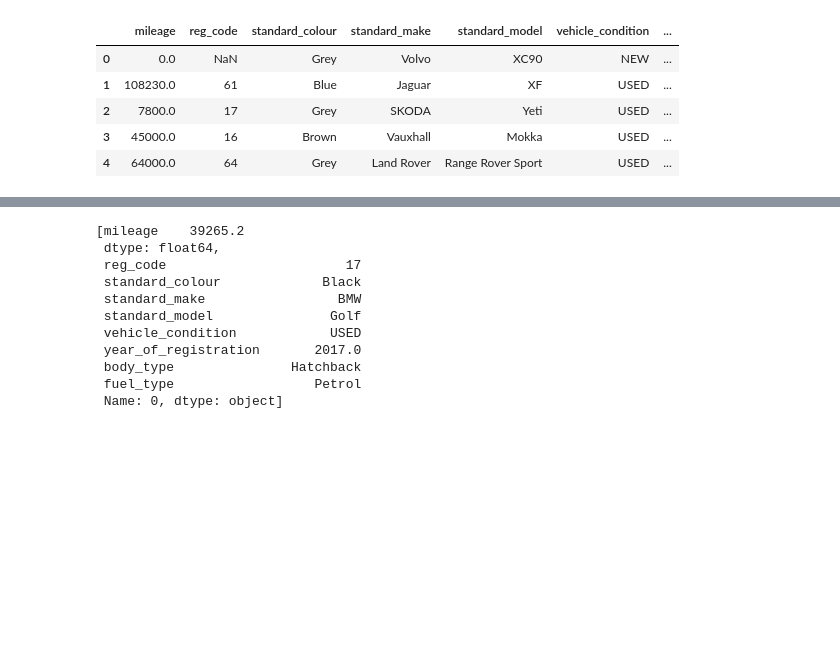
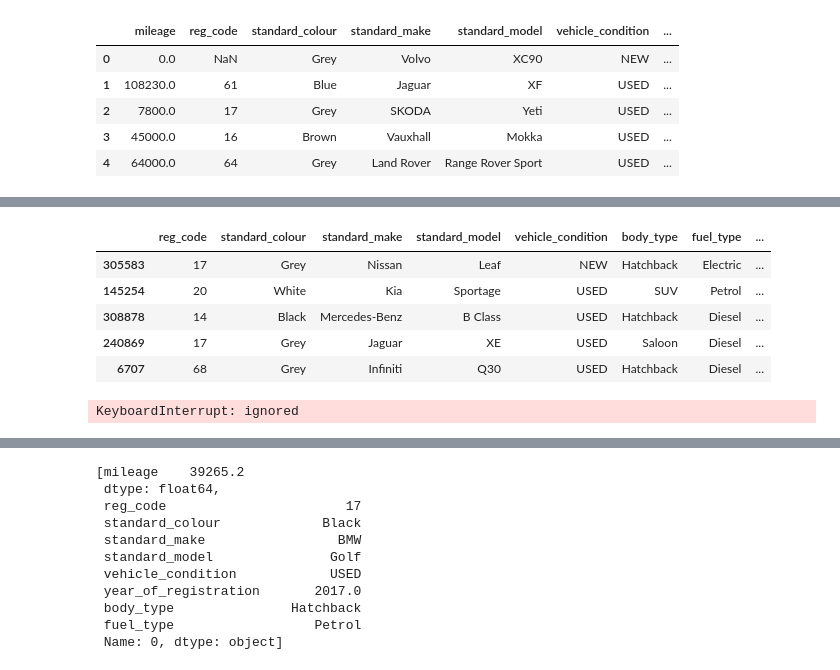
Before and after one commit to kessingtonosazee/GCP_Project_1, a Jupyter notebook: assessment_rrr.ipynb, the cells around one changed output, grey strips where cells are left out. Drawn from its saved outputs; the diff is of its cells as text; code cells hidden in the pictures; blank space fills up the shorter version.

```diff
--- a/assessment_rrr.ipynb
+++ b/assessment_rrr.ipynb
@@ -135,0 +138,7 @@ df1.head()
+# %%
+# fill missing value with mean - numerical features
+
+num_feat = ["mileage"]
+mean = df1[num_feat].mean().round(1)
+df1[num_feat] = df1[num_feat].replace(0.0, mean )
+df1[num_feat] = df1[num_feat].replace(np.nan, mean )
@@ -135,0 +154,6 @@ df1.head()
+# %%
+# fiil missing values with mode - categorical features
+cat_feat = ['reg_code', 'standard_colour', 'standard_make','standard_model',
+            'vehicle_condition', 'body_type','fuel_type', "year_of_registration"]
+mode = df1[cat_feat].mode().iloc[0]
+df1[cat_feat] = df1[cat_feat].replace(np.nan, mode )
@@ -135,0 +190,15 @@ df1.head()
+# %%
+# Spit Data
+target = 'price'
+X = df1[ cat_feat + num_feat ]
+y = df1[target]
+X_train, X_test, y_train, y_test = train_test_split(X, y, test_size=0.2, random_state=0)
+X_train_cat = X_train[cat_feat]
+X_train_cat.head()
+# %% [output]
+|  | reg_code | standard_colour | standard_make | standard_model | vehicle_condition | body_type | fuel_type | ... |
+| 305583 | 17 | Grey | Nissan | Leaf | NEW | Hatchback | Electric | ... |
+| 145254 | 20 | White | Kia | Sportage | USED | SUV | Petrol | ... |
+| 308878 | 14 | Black | Mercedes-Benz | B Class | USED | Hatchback | Diesel | ... |
+| 240869 | 17 | Grey | Jaguar | XE | USED | Saloon | Diesel | ... |
+| 6707 | 68 | Grey | Infiniti | Q30 | USED | Hatchback | Diesel | ... |
@@ -136,2 +214,11 @@ df1.head()
+# %%
+from sklearn.ensemble import RandomForestRegressor
+
+model = RandomForestRegressor()
+model.fit(X_train_encoded, y_train)
+importances = model.feature_importances_
+selected_features = X_train_encoded.columns[np.argsort(importances)[::-1][:5]]
+# %% [output]
+KeyboardInterrupt: ignored
 # %%
 # Create a transformer for numeric features:
```
Also changed, not shown: parts of 16 cells of this notebook.
